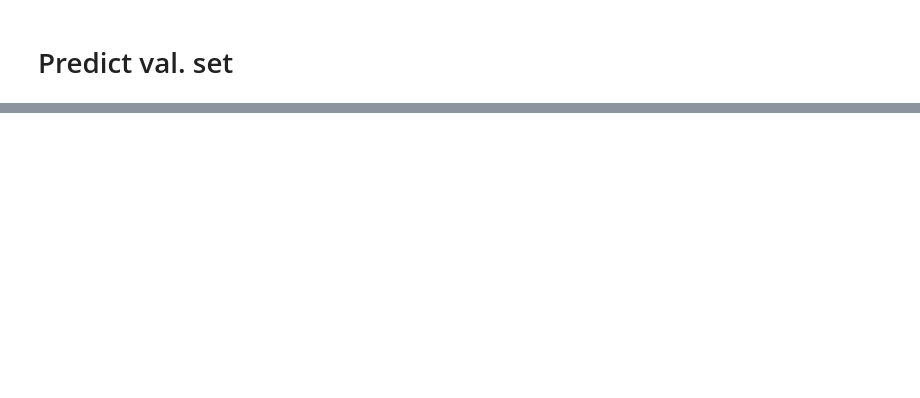
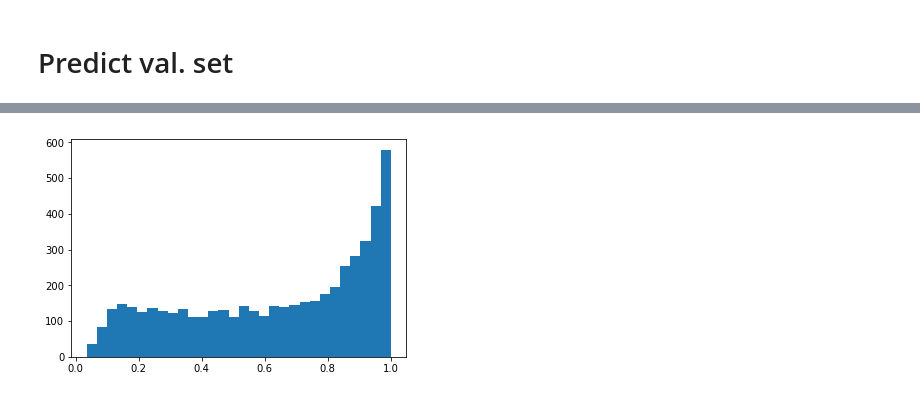
Before and after one commit to TropComplique/image-classification-caltech-256, a Jupyter notebook: densenet/train.ipynb, the cells around one changed output, grey strips where cells are left out. Saved outputs shown, nothing was run; the diff lists cells and outputs as text; code cells hidden in the pictures; blank space fills up the shorter version.

```diff
--- a/densenet/train.ipynb
+++ b/densenet/train.ipynb
@@ -227,0 +195,4 @@ top5_accuracy(Y_val, val_predictions)
+# %%
+plt.hist(val_predictions.max(1), bins=30);
+# %% [output]
+[figure, added]
```
Also changed, not shown: parts of 40 cells of this notebook, 2 other files.
